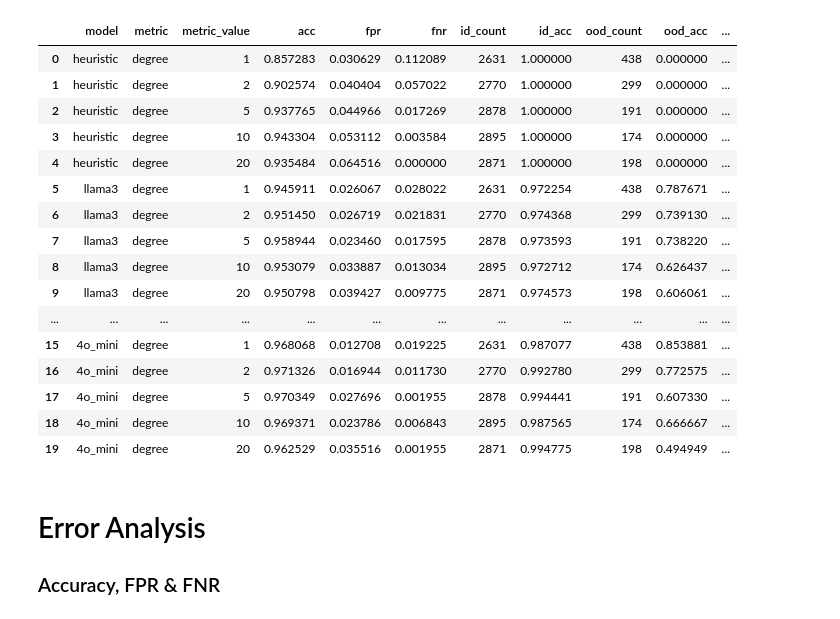
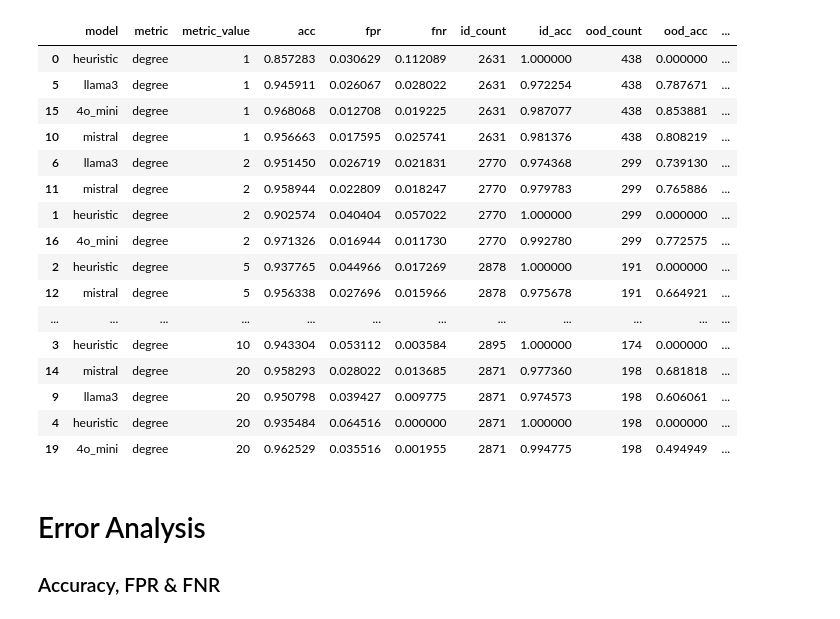
Before and after one commit to BeanHam/2024-spatial-data-integration, a Jupyter notebook: join_task/inference_results/inference_results_ft.ipynb, the cells around one changed output. Drawn from its saved outputs; the diff is of its cells as text; code cells hidden in the pictures.

```diff
--- a/join_task/inference_results/inference_results_ft.ipynb
+++ b/join_task/inference_results/inference_results_ft.ipynb
@@ -72,24 +72,24 @@ results['total_count']=[len(test)]*len(results)
 results['id_correct_count']=results.id_count.values*results.id_acc.values
 results['ood_correct_count']=results.ood_count.values*results.ood_acc.values
 # %%
-results
+results.sort_values('metric_value')
 # %% [output]
 |  | model | metric | metric_value | acc | fpr | fnr | id_count | id_acc | ood_count | ood_acc | ... |
 | 0 | heuristic | degree | 1 | 0.857283 | 0.030629 | 0.112089 | 2631 | 1.000000 | 438 | 0.000000 | ... |
+| 5 | llama3 | degree | 1 | 0.945911 | 0.026067 | 0.028022 | 2631 | 0.972254 | 438 | 0.787671 | ... |
+| 15 | 4o_mini | degree | 1 | 0.968068 | 0.012708 | 0.019225 | 2631 | 0.987077 | 438 | 0.853881 | ... |
+| 10 | mistral | degree | 1 | 0.956663 | 0.017595 | 0.025741 | 2631 | 0.981376 | 438 | 0.808219 | ... |
+| 6 | llama3 | degree | 2 | 0.951450 | 0.026719 | 0.021831 | 2770 | 0.974368 | 299 | 0.739130 | ... |
+| 11 | mistral | degree | 2 | 0.958944 | 0.022809 | 0.018247 | 2770 | 0.979783 | 299 | 0.765886 | ... |
 | 1 | heuristic | degree | 2 | 0.902574 | 0.040404 | 0.057022 | 2770 | 1.000000 | 299 | 0.000000 | ... |
+| 16 | 4o_mini | degree | 2 | 0.971326 | 0.016944 | 0.011730 | 2770 | 0.992780 | 299 | 0.772575 | ... |
 | 2 | heuristic | degree | 5 | 0.937765 | 0.044966 | 0.017269 | 2878 | 1.000000 | 191 | 0.000000 | ... |
+| 12 | mistral | degree | 5 | 0.956338 | 0.027696 | 0.015966 | 2878 | 0.975678 | 191 | 0.664921 | ... |
+| ... | ... | ... | ... | ... | ... | ... | ... | ... | ... | ... | ... |
 | 3 | heuristic | degree | 10 | 0.943304 | 0.053112 | 0.003584 | 2895 | 1.000000 | 174 | 0.000000 | ... |
+| 14 | mistral | degree | 20 | 0.958293 | 0.028022 | 0.013685 | 2871 | 0.977360 | 198 | 0.681818 | ... |
+| 9 | llama3 | degree | 20 | 0.950798 | 0.039427 | 0.009775 | 2871 | 0.974573 | 198 | 0.606061 | ... |
 | 4 | heuristic | degree | 20 | 0.935484 | 0.064516 | 0.000000 | 2871 | 1.000000 | 198 | 0.000000 | ... |
-| 5 | llama3 | degree | 1 | 0.945911 | 0.026067 | 0.028022 | 2631 | 0.972254 | 438 | 0.787671 | ... |
-| 6 | llama3 | degree | 2 | 0.951450 | 0.026719 | 0.021831 | 2770 | 0.974368 | 299 | 0.739130 | ... |
-| 7 | llama3 | degree | 5 | 0.958944 | 0.023460 | 0.017595 | 2878 | 0.973593 | 191 | 0.738220 | ... |
-| 8 | llama3 | degree | 10 | 0.953079 | 0.033887 | 0.013034 | 2895 | 0.972712 | 174 | 0.626437 | ... |
-| 9 | llama3 | degree | 20 | 0.950798 | 0.039427 | 0.009775 | 2871 | 0.974573 | 198 | 0.606061 | ... |
-| ... | ... | ... | ... | ... | ... | ... | ... | ... | ... | ... | ... |
-| 15 | 4o_mini | degree | 1 | 0.968068 | 0.012708 | 0.019225 | 2631 | 0.987077 | 438 | 0.853881 | ... |
-| 16 | 4o_mini | degree | 2 | 0.971326 | 0.016944 | 0.011730 | 2770 | 0.992780 | 299 | 0.772575 | ... |
-| 17 | 4o_mini | degree | 5 | 0.970349 | 0.027696 | 0.001955 | 2878 | 0.994441 | 191 | 0.607330 | ... |
-| 18 | 4o_mini | degree | 10 | 0.969371 | 0.023786 | 0.006843 | 2895 | 0.987565 | 174 | 0.666667 | ... |
 | 19 | 4o_mini | degree | 20 | 0.962529 | 0.035516 | 0.001955 | 2871 | 0.994775 | 198 | 0.494949 | ... |
 # %% [markdown]
 # Error Analysis
```
Also changed, not shown: parts of 1 cell of this notebook, 7 other files.
